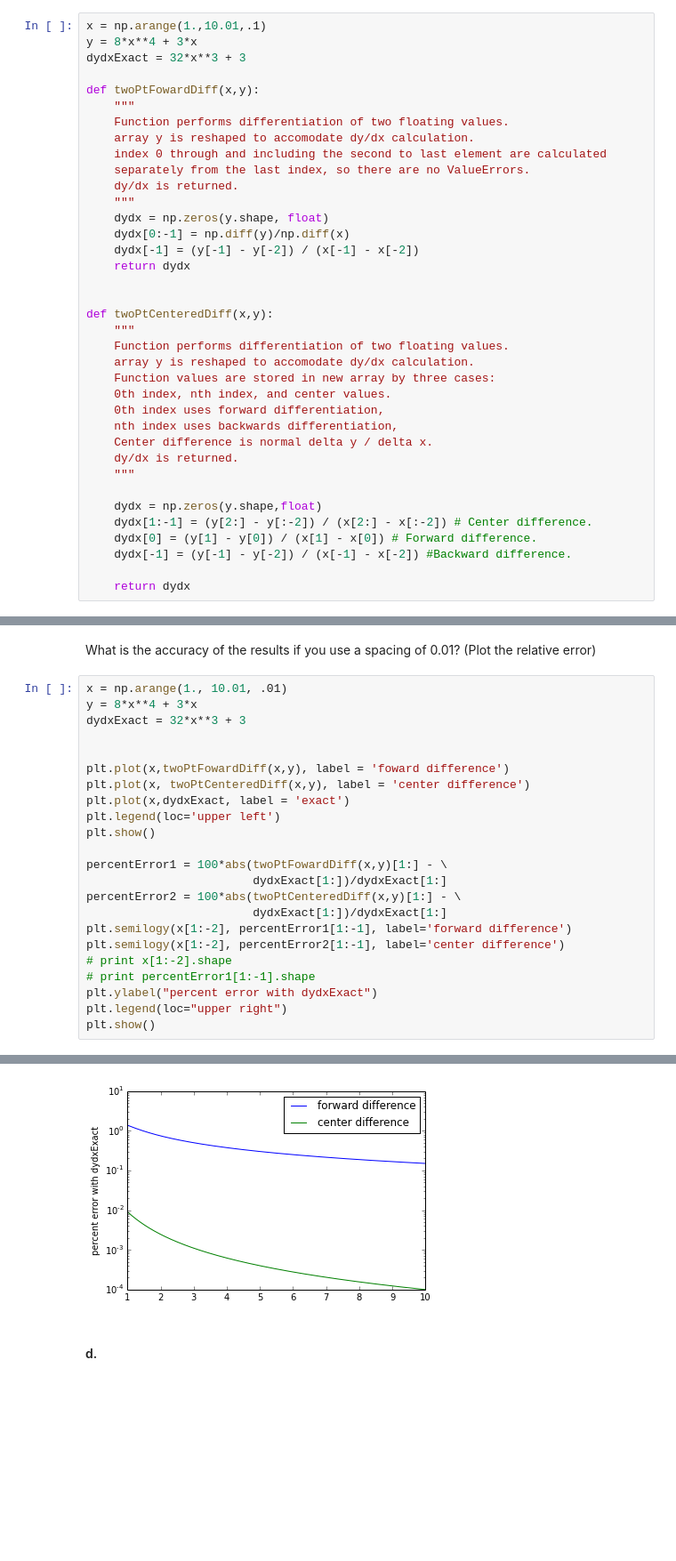
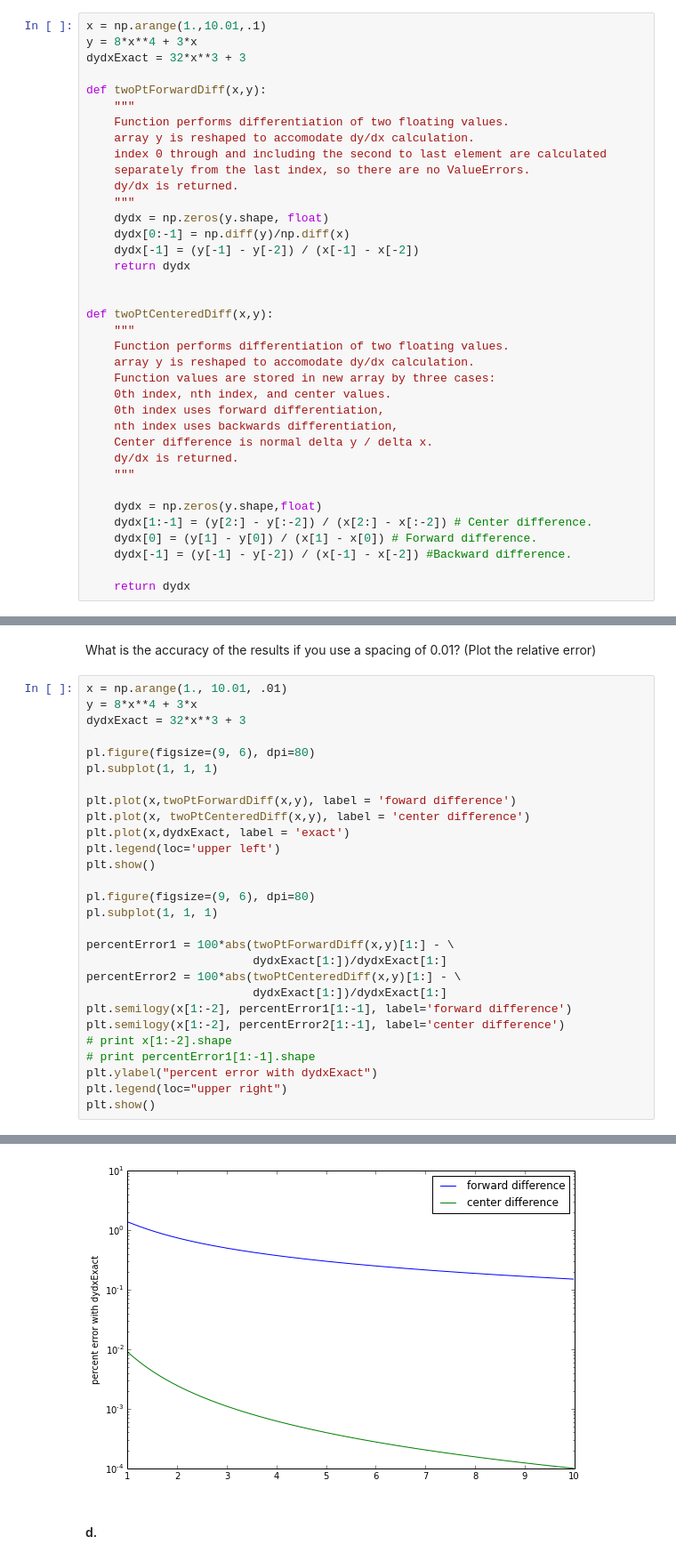
Before and after one commit to joknowle/PHYS202-S14, a Jupyter notebook: SciPy/DifferentiationExercises.ipynb, the cells around one changed output, grey strips where cells are left out. Shown: that part at 89% size. Cells and saved outputs as stored; diff of their text form; blank space fills up the shorter version.

```diff
--- a/SciPy/DifferentiationExercises.ipynb
+++ b/SciPy/DifferentiationExercises.ipynb
@@ -19,7 +20,7 @@ x = np.arange(1.,10.01,.1)
 y = 8*x**4 + 3*x
 dydxExact = 32*x**3 + 3
 
-def twoPtFowardDiff(x,y):
+def twoPtForwardDiff(x,y):
     """
     Function performs differentiation of two floating values.
     array y is reshaped to accomodate dy/dx calculation.
@@ -60,14 +61,19 @@ x = np.arange(1., 10.01, .01)
 y = 8*x**4 + 3*x
 dydxExact = 32*x**3 + 3
 
+pl.figure(figsize=(9, 6), dpi=80)
+pl.subplot(1, 1, 1)
 
-plt.plot(x,twoPtFowardDiff(x,y), label = 'foward difference')
+plt.plot(x,twoPtForwardDiff(x,y), label = 'foward difference')
 plt.plot(x, twoPtCenteredDiff(x,y), label = 'center difference')
 plt.plot(x,dydxExact, label = 'exact')
 plt.legend(loc='upper left')
 plt.show()
 
-percentError1 = 100*abs(twoPtFowardDiff(x,y)[1:] - \
+pl.figure(figsize=(9, 6), dpi=80)
+pl.subplot(1, 1, 1)
+
+percentError1 = 100*abs(twoPtForwardDiff(x,y)[1:] - \
                         dydxExact[1:])/dydxExact[1:]
 percentError2 = 100*abs(twoPtCenteredDiff(x,y)[1:] - \
                         dydxExact[1:])/dydxExact[1:]
@@ -85,4 +89,4 @@ plt.show()
-[figure, old version]
+[figure, new version]
 # %% [markdown]
 #### d.
 # %% [markdown]
```
Also changed, not shown: parts of 12 cells of this notebook, 2 other files.
